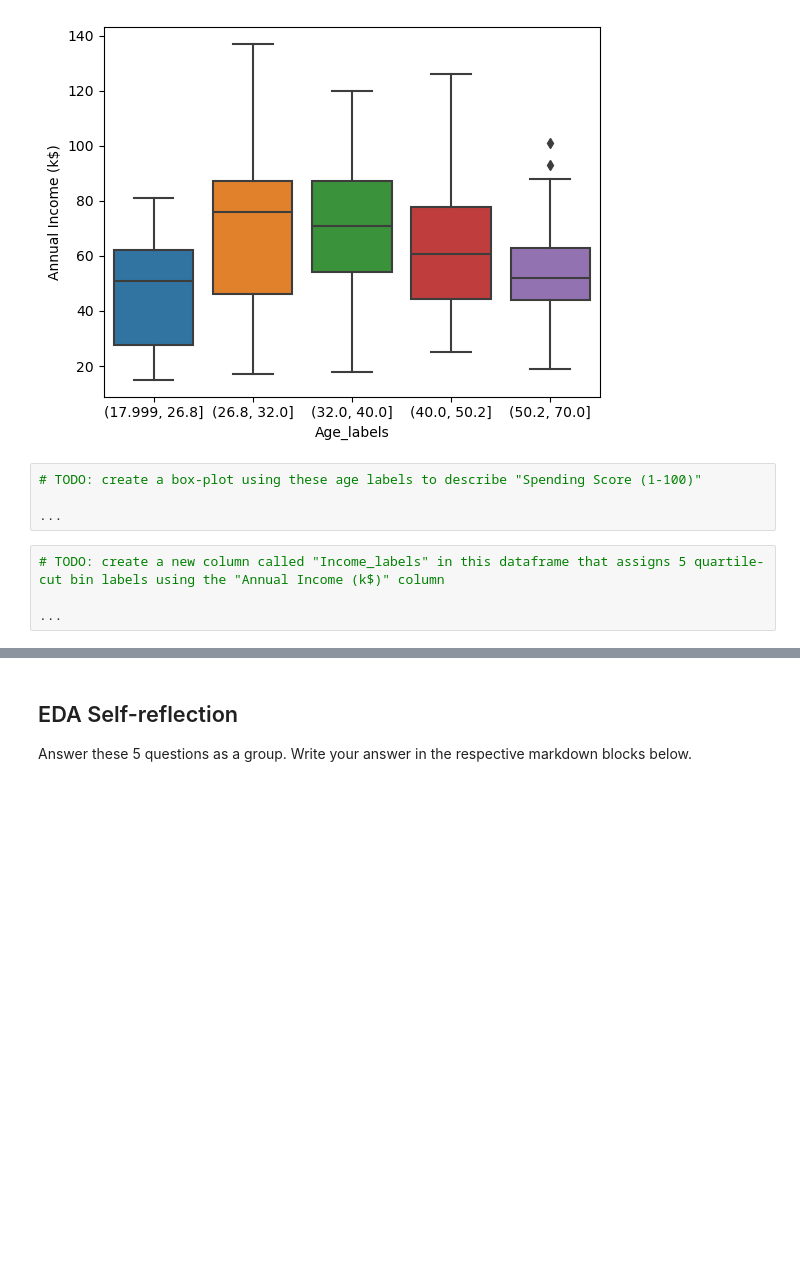
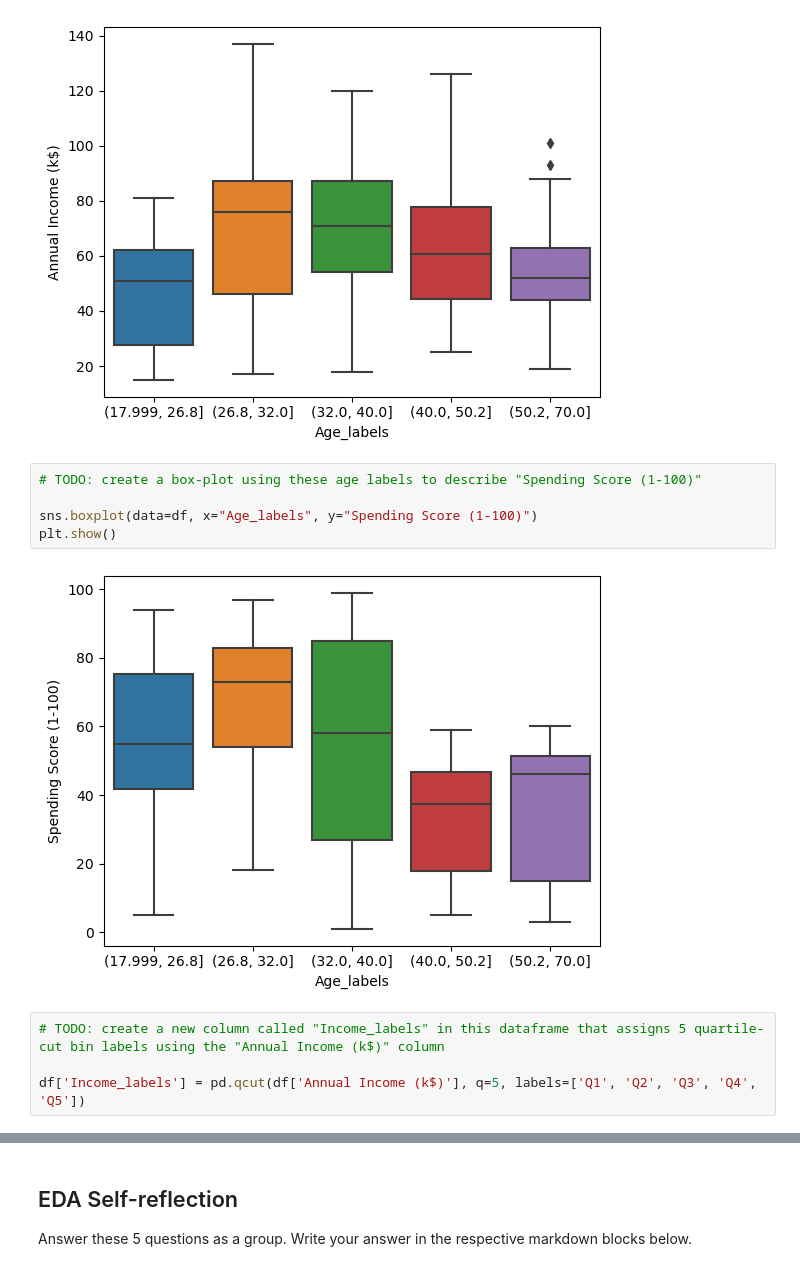
Before and after one commit to adesoyee/Oluwamayowa_Phase2, a Jupyter notebook: 2.12/kmeans.ipynb, the cells around one changed output, grey strips where cells are left out. Drawn from its saved outputs; the diff is of its cells as text; blank space fills up the shorter version.

```diff
--- a/2.12/kmeans.ipynb
+++ b/2.12/kmeans.ipynb
@@ -129,11 +137,14 @@ plt.show()
 # %%
 # TODO: create a box-plot using these age labels to describe "Spending Score (1-100)"
 
-...
+sns.boxplot(data=df, x="Age_labels", y="Spending Score (1-100)")
+plt.show()
+# %% [output]
+[figure, added]
 # %%
 # TODO: create a new column called "Income_labels" in this dataframe that assigns 5 quartile-cut bin labels using the "Annual Income (k$)" column
 
-...
+df['Income_labels'] = pd.qcut(df['Annual Income (k$)'], q=5, labels=['Q1', 'Q2', 'Q3', 'Q4', 'Q5'])
 # %%
 # TODO: create a box-plot using these income labels to describe "Spending Score (1-100)"
 
```
Also changed, not shown: parts of 10 cells of this notebook, 3 other files.
